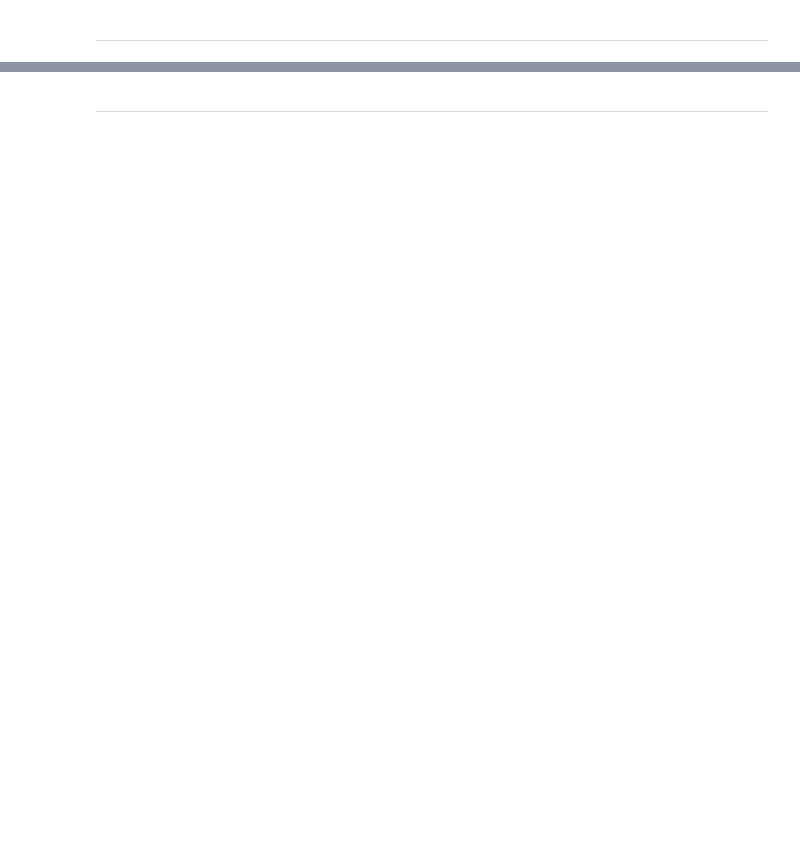
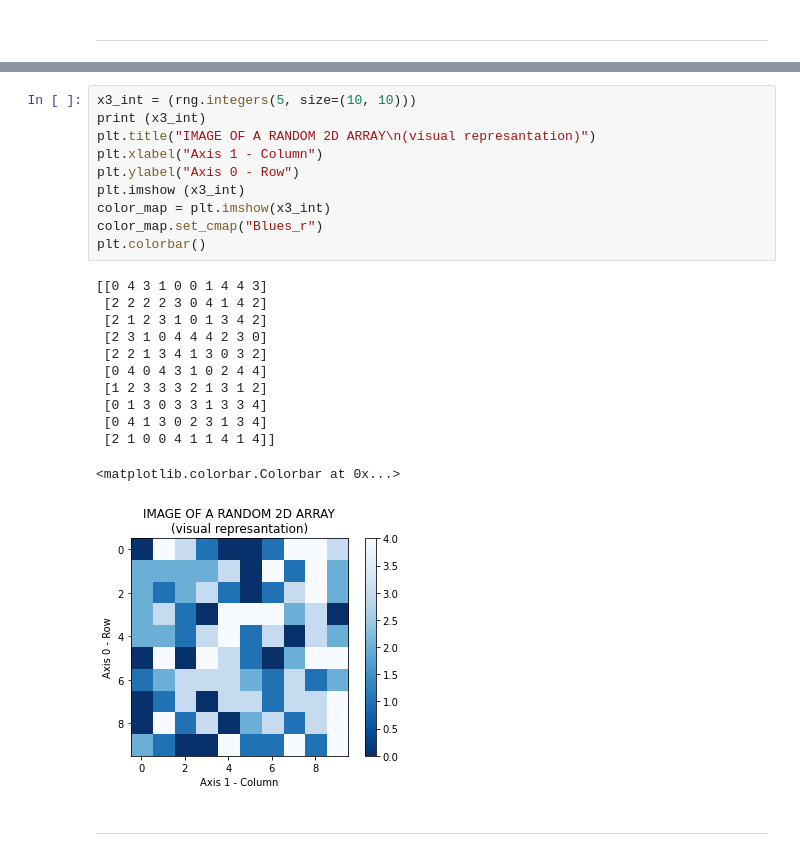
Before and after one commit to AnteDujic/Programming-for-Data-Analysis, a Jupyter notebook: numpy-random.ipynb, the cells around one changed output, grey strips where cells are left out. Drawn from its saved outputs; the diff is of its cells as text; blank space fills up the shorter version.

```diff
--- a/numpy-random.ipynb
+++ b/numpy-random.ipynb
@@ -111,2 +132,25 @@ array([[1, 4, 1, 0, 3, 2, 1, 4, 1, 3],
+# %%
+x3_int = (rng.integers(5, size=(10, 10)))
+print (x3_int)
+plt.title("IMAGE OF A RANDOM 2D ARRAY\n(visual represantation)")
+plt.xlabel("Axis 1 - Column")
+plt.ylabel("Axis 0 - Row")
+plt.imshow (x3_int)
+color_map = plt.imshow(x3_int)
+color_map.set_cmap("Blues_r")
+plt.colorbar()
+# %% [output]
+[[0 4 3 1 0 0 1 4 4 3]
+ [2 2 2 2 3 0 4 1 4 2]
+ [2 1 2 3 1 0 1 3 4 2]
+ [2 3 1 0 4 4 4 2 3 0]
+ [2 2 1 3 4 1 3 0 3 2]
+ [0 4 0 4 3 1 0 2 4 4]
+ [1 2 3 3 3 2 1 3 1 2]
+ [0 1 3 0 3 3 1 3 3 4]
+ [0 4 1 3 0 2 3 1 3 4]
+ [2 1 0 0 4 1 1 4 1 4]]
+<matplotlib.colorbar.Colorbar at 0x...>
+[figure, added]
 # %% [markdown]
 ***
```
Also changed, not shown: parts of 47 cells of this notebook, 1 other file.
